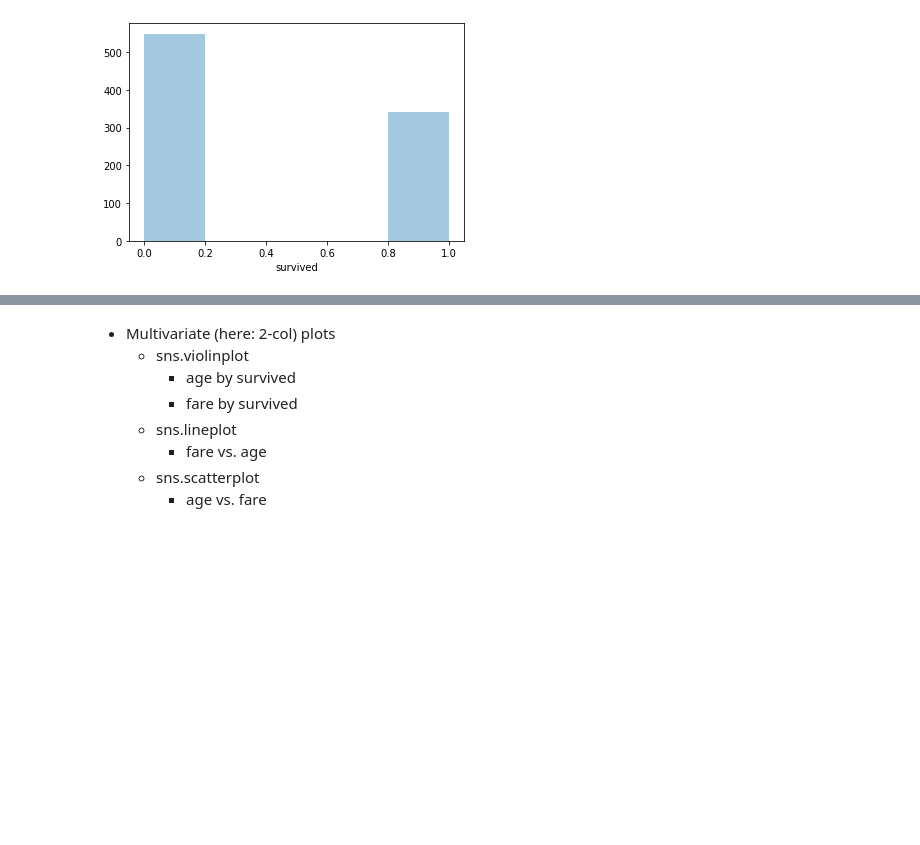
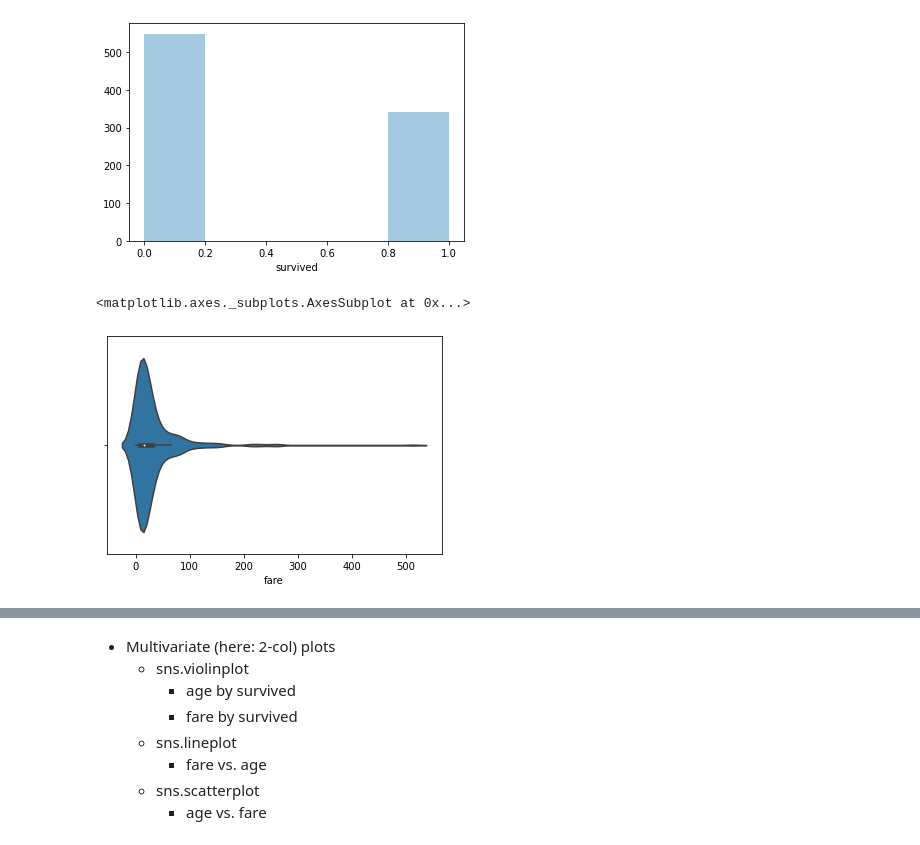
Before and after one commit to Aust0/Data-Analytics-with-Python, a Jupyter notebook: 02_EDA_Visuals.ipynb, the cells around one changed output, grey strips where cells are left out. Cells and saved outputs as stored; diff of their text form; code cells hidden in the pictures; blank space fills up the shorter version.

```diff
--- a/02_EDA_Visuals.ipynb
+++ b/02_EDA_Visuals.ipynb
@@ -208,3 +208,8 @@ sns.distplot(ti.survived, kde=False)
 # %% [output]
 <matplotlib.axes._subplots.AxesSubplot at 0x...>
 [figure]
+# %%
+sns.violinplot(ti.fare)
+# %% [output]
+<matplotlib.axes._subplots.AxesSubplot at 0x...>
+[figure, added]
```
Also changed, not shown: parts of 5 cells of this notebook.
